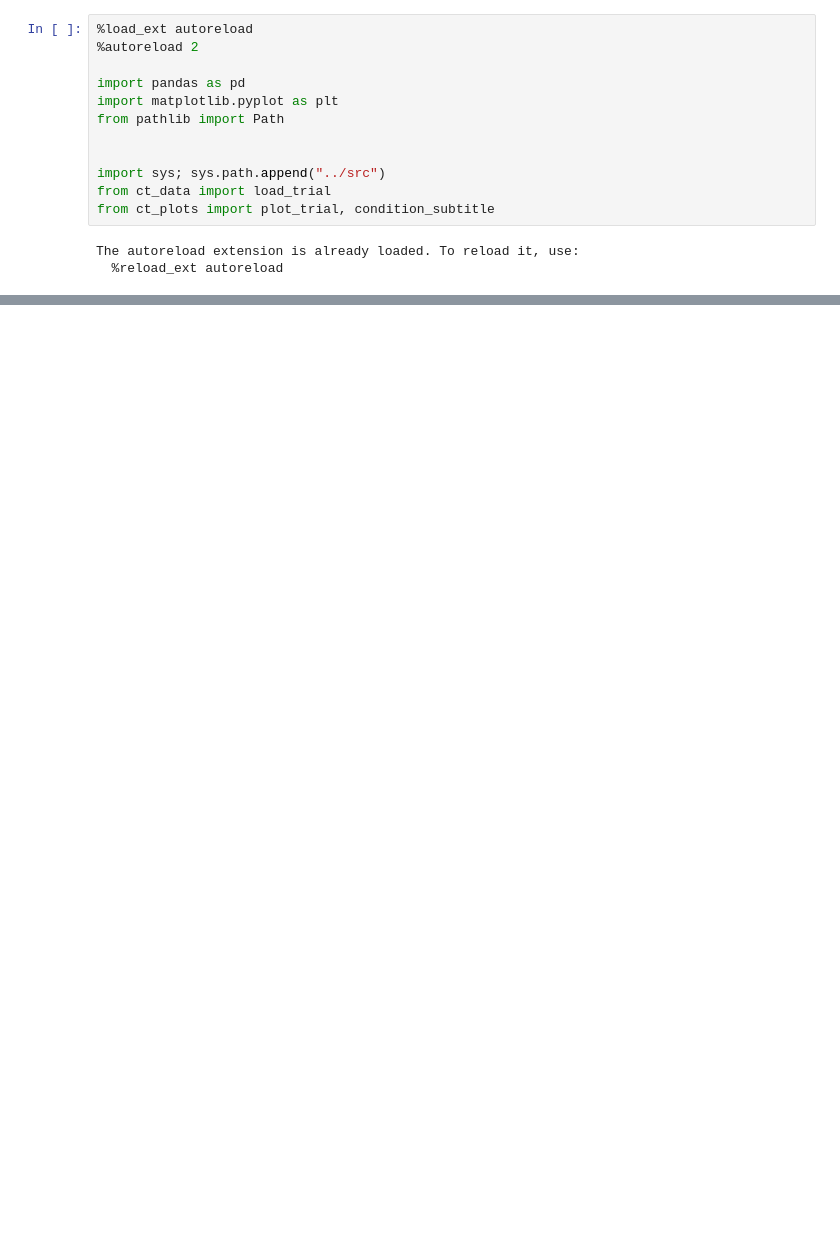
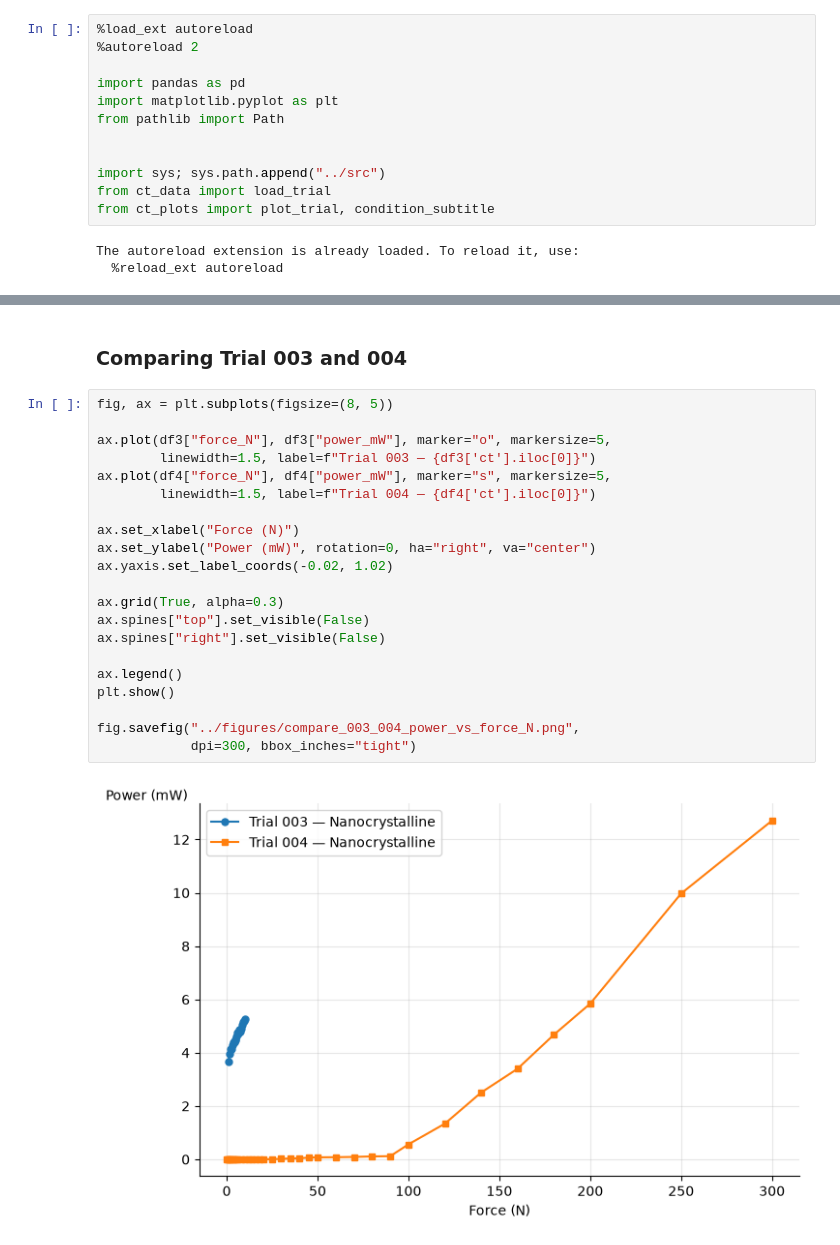
Before and after one commit to stephengilbert1/current-transformer-analysis, a Jupyter notebook: notebooks/01-force-vs-power.ipynb, the cells around one changed output, grey strips where cells are left out. Drawn from its saved outputs; the diff is of its cells as text; blank space fills up the shorter version.

```diff
--- a/notebooks/01-force-vs-power.ipynb
+++ b/notebooks/01-force-vs-power.ipynb
@@ -61,0 +77,25 @@ fig.savefig("../figures/trial_003_harvesting_vs_force.png", dpi=300, bbox_inches
+# %% [markdown]
+### Comparing Trial 003 and 004
+# %%
+fig, ax = plt.subplots(figsize=(8, 5))
+
+ax.plot(df3["force_N"], df3["power_mW"], marker="o", markersize=5,
+        linewidth=1.5, label=f"Trial 003 — {df3['ct'].iloc[0]}")
+ax.plot(df4["force_N"], df4["power_mW"], marker="s", markersize=5,
+        linewidth=1.5, label=f"Trial 004 — {df4['ct'].iloc[0]}")
+
+ax.set_xlabel("Force (N)")
+ax.set_ylabel("Power (mW)", rotation=0, ha="right", va="center")
+ax.yaxis.set_label_coords(-0.02, 1.02)
+
+ax.grid(True, alpha=0.3)
+ax.spines["top"].set_visible(False)
+ax.spines["right"].set_visible(False)
+
+ax.legend()
+plt.show()
+
+fig.savefig("../figures/compare_003_004_power_vs_force_N.png",
+            dpi=300, bbox_inches="tight")
+# %% [output]
+[figure, added]
```
Also changed, not shown: parts of 12 cells of this notebook, 8 other files.
